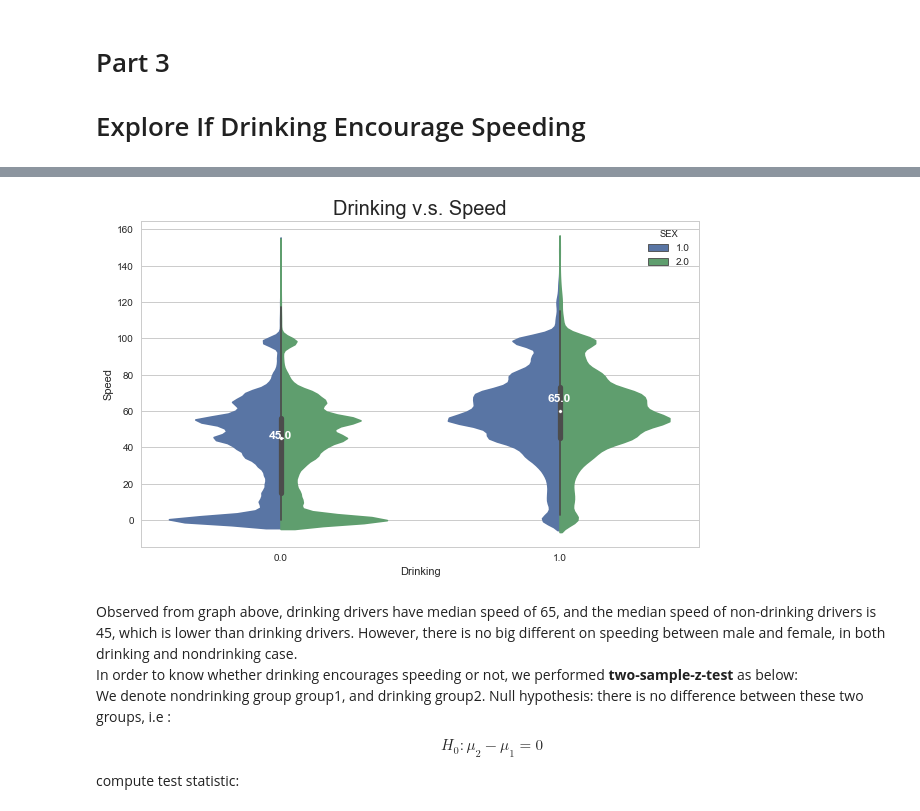
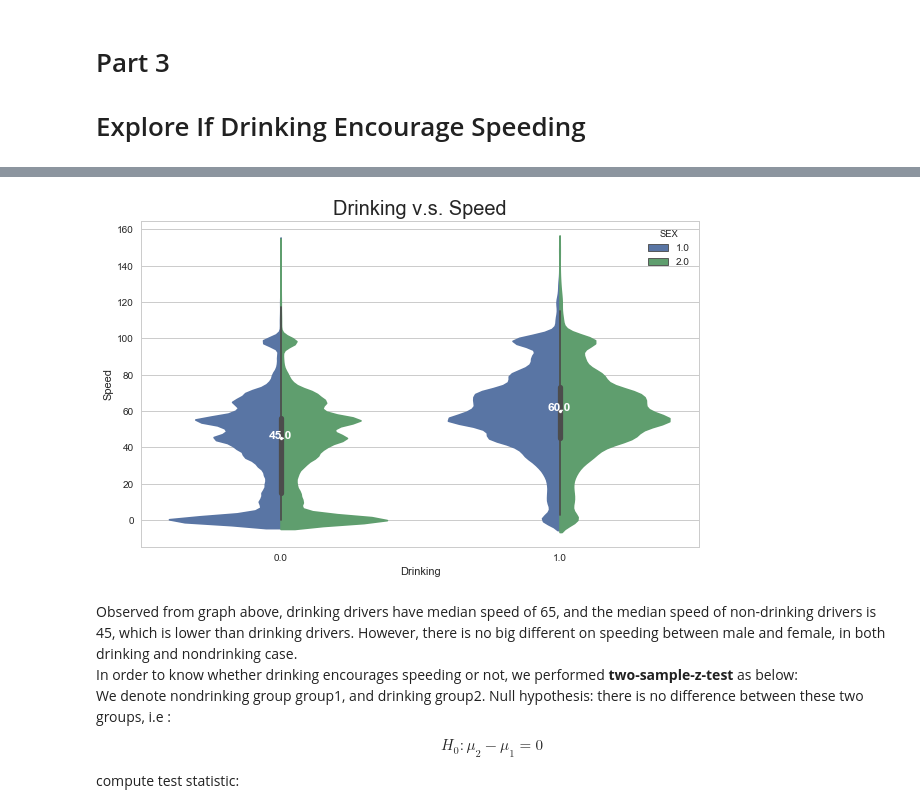
Before and after one commit to junemore/traffic-accidents-analysis, a Jupyter notebook: Notebook_5_Alcohol_Violation.ipynb, the cells around one changed output, grey strips where cells are left out. Saved outputs shown, nothing was run; the diff lists cells and outputs as text; code cells hidden in the pictures.

```diff
--- a/Notebook_5_Alcohol_Violation.ipynb
+++ b/Notebook_5_Alcohol_Violation.ipynb
@@ -296,21 +302,22 @@ no_trains.head()
 # %%
 # plot drinking driver speed and non drinking driver speed and plot each group by gender
 g = Drunk_Speeding=sns.violinplot(data=no_trains, x="DRINKING_INDICATOR", y="SPEED",
                hue="SEX", split=True)
 
 # Add a legend and informative axis label
 g.set( ylabel="Speed",xlabel="Drinking")
 g.set_title("Drinking v.s. Speed",size=20)
 
 # get median of drinking group and non drinking group
-medians = no_trains.groupby(['SPEEDING'])['SPEED'].median().values
+medians = no_trains.groupby(['DRINKING_INDICATOR'])['SPEED'].median().values
 median_labels = [str(np.round(s, 2)) for s in medians]
 pos = range(len(medians))
 for tick,label in zip(pos,Drunk_Speeding.get_xticklabels()):
    Drunk_Speeding.text(pos[tick], medians[tick] + 0.05, median_labels[tick], horizontalalignment='center', color='w', weight='semibold')
+plt.savefig("fig/driking_vs_speeding.png")
 plt.show()
 # %% [output]
-[figure, old version]
+[figure, new version]
 # %% [markdown]
 Observed from graph above, drinking drivers have median speed of 65, and the median speed of non-drinking drivers is 45, which is lower than drinking drivers. However, there is no big different on speeding between male and female, in both drinking and nondrinking case. <br/>
 In order to know whether drinking encourages speeding or not, we performed **two-sample-z-test** as below:<br/>
```
Also changed, not shown: parts of 8 cells of this notebook, 10 other files.
